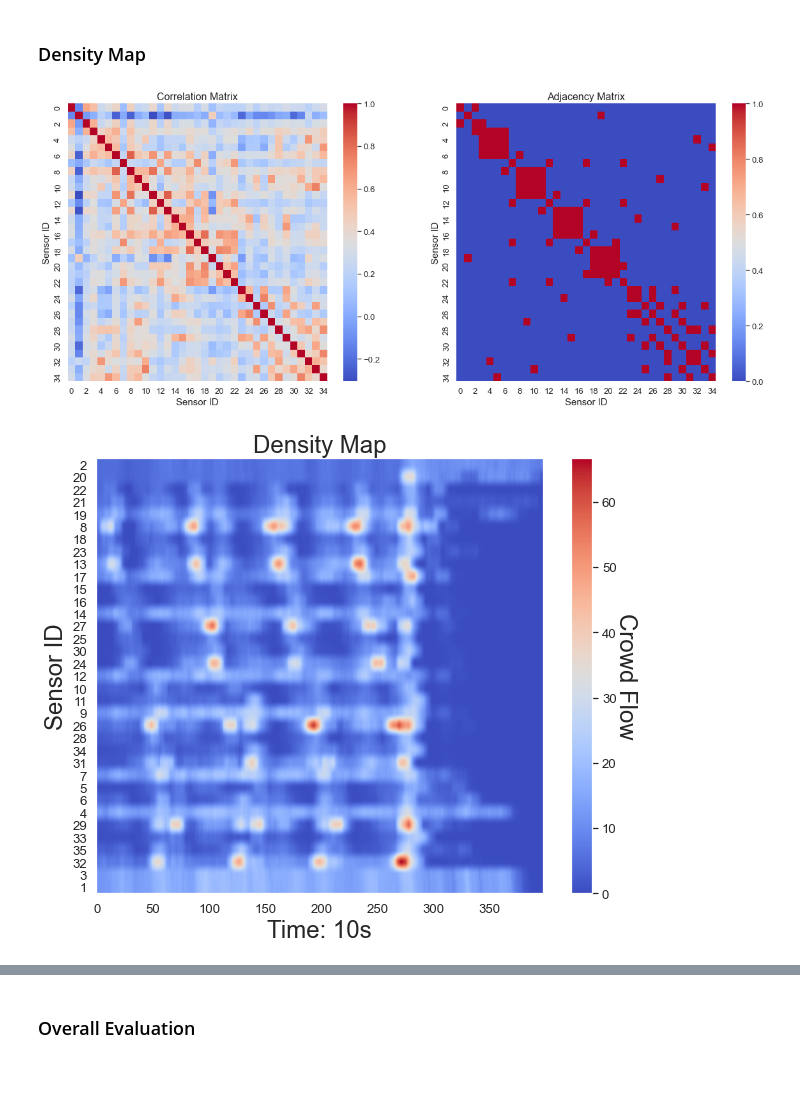
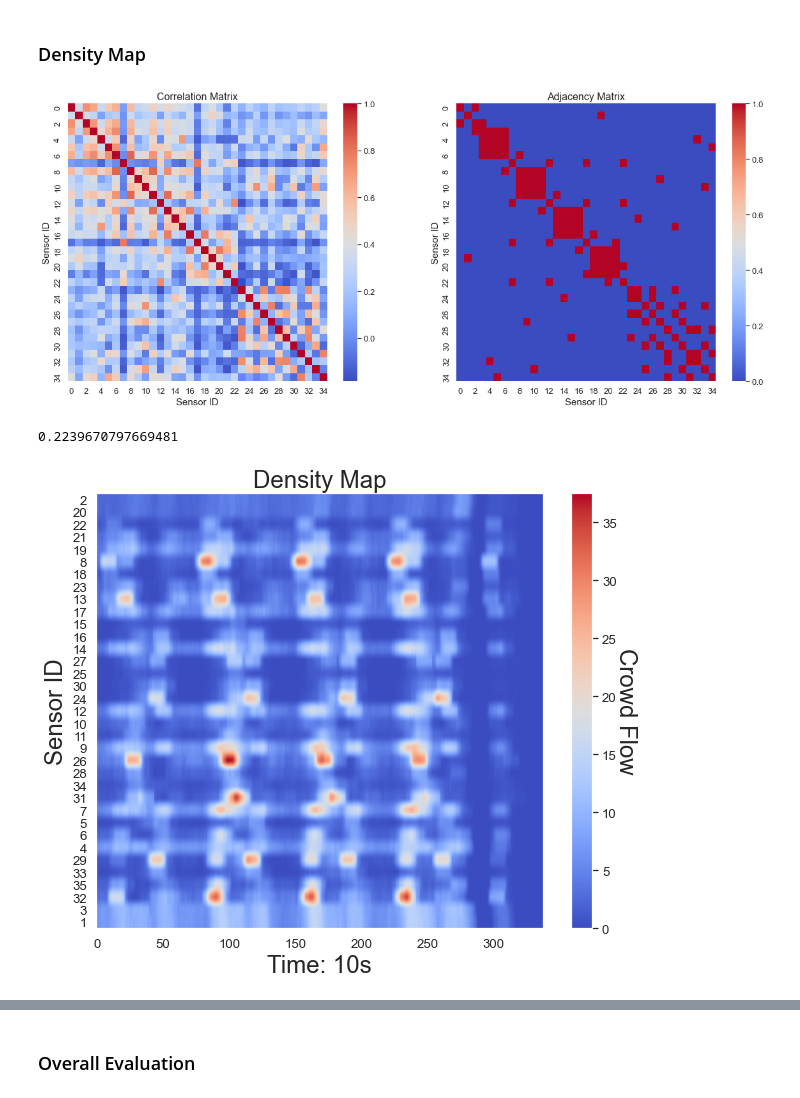
Before and after one commit to WaimenMak/Benchmarking-Crowd-Flow-Prediction, a Jupyter notebook: Scenario Processing.ipynb, the cells around one changed output, grey strips where cells are left out. Saved outputs shown, nothing was run; the diff lists cells and outputs as text; code cells hidden in the pictures.

```diff
--- a/Scenario Processing.ipynb
+++ b/Scenario Processing.ipynb
@@ -225,7 +248,7 @@ if mode == "insample":
 else:
     data = load_dataset("./ood_dataset", batch_size=64, test_batch_size=64)
 
-sc = 9 # 1, 9
+sc = 10 # 1, 9, 16
 vis_data = data_dict[test_sc[sc]].astype("float64") # after sliding window
 source, target = sliding_win(vis_data)  # process data into continuous sample data
 for i in range(3): #3 feature num
@@ -798,9 +826,10 @@ def plot_node_specific(pred:list, target:numpy.ndarray, models:list,
 
     return L_mae, L_mse, L_quntile, L_weighted, L_wt3, L_dtw
 # %%
-node = 19 - 1
+# node = 19 - 1
+node = 7 - 1
 feature = 2
-step = 5
+step = 2
 end = target.shape[0]
 #l1:mae l2:rmse l3:quantile l4:weighted l5:weighted3 l6:dtw
 l1, l2, l3, l4, l5, l6 = plot_node_specific(vis_list, target, model_names,
@@ -1232,15 +1285,20 @@ def plot_nodes_correlations(data, adjacency, step=11, feature=2, save=False):
     ax[1].set_ylabel("Sensor ID", fontsize=15)
     if save:
         plt.savefig(f'./fig/node_correlation.pdf')
+    return correlations
 # %%
-plot_nodes_correlations(target, adj_mat.toarray(), step=0, feature=2, save=False)
+cor = plot_nodes_correlations(target, adj_mat.toarray(), step=0, feature=2, save=False)
 # %% [output]
-[figure, old version]
+[figure, new version]
+# %%
+cor[13-1, 14-1]
+# %% [output]
+0.2239670797669481
 # %%
 show_density_map(np.mean(target, axis=1), feature=2, save=False, name="Crowd Flow") # average over 12 steps (2 mins), so the shape is [N, Node, Features]
 # show_density_map(target[:, 11, ...], feature=2) # average over 12 steps (2 mins), so the shape is [N, Node, Features]
 # %% [output]
-[figure, old version]
+[figure, new version]
 # %%
 i = 5
 show_density_map(np.mean(vis_list[i], axis=1), feature=2, save=False, name=f"{model_names[i]} Predicted Flow")
```
Also changed, not shown: parts of 55 cells of this notebook, 17 other files.
